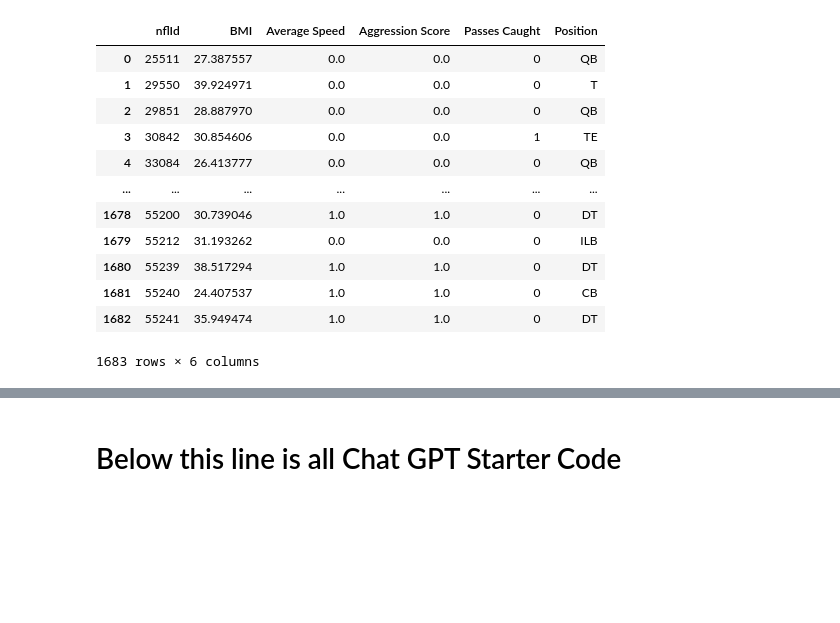
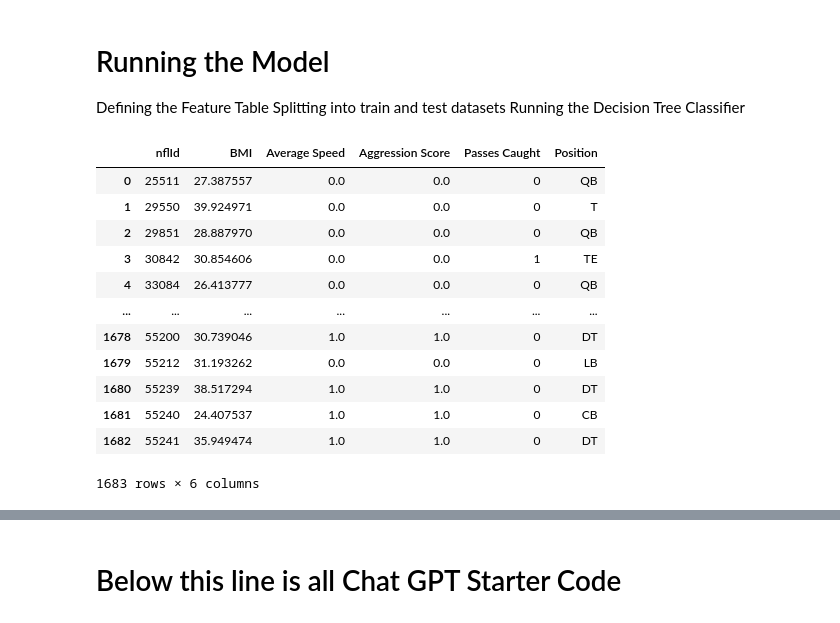
Before and after one commit to SmithsonArrey/big-data-bowl-2024-nfl-player-classifier, a Jupyter notebook: player_classifier.ipynb, the cells around one changed output, grey strips where cells are left out. Saved outputs shown, nothing was run; the diff lists cells and outputs as text; code cells hidden in the pictures; blank space fills up the shorter version.

```diff
--- a/player_classifier.ipynb
+++ b/player_classifier.ipynb
@@ -190,3 +126,0 @@ player_catches
-# %%
-player_position_index = players_data.index[players_data["nflId"] == 46096]
-player_position_index.shape
@@ -204,4 +126,0 @@ df.at[4, 'B']
-# %%
-player_position_index = players_data.index[players_data["nflId"] == 46096]
-player_position = players_data.at[player_position_index.values[0], 'position']
-player_position
@@ -209,0 +133,28 @@ player_position
+# %%
+# grouping similar positions
+
+modified_players_data = players_data.copy()
+
+#Offensive Roles
+#merging RB and FB
+modified_players_data["position"]=np.where(modified_players_data["position"] == 'FB', 'RB', modified_players_data["position"])
+#merging TE and LS
+modified_players_data["position"]=np.where(modified_players_data["position"] == 'LS', 'TE', modified_players_data["position"])
+#merging C and G
+modified_players_data["position"]=np.where(modified_players_data["position"] == 'C', 'C-G', modified_players_data["position"])
+modified_players_data["position"]=np.where(modified_players_data["position"] == 'G', 'C-G', modified_players_data["position"])
+
+#Defensive Roles
+#merging DB and CB
+modified_players_data["position"]=np.where(modified_players_data["position"] == 'DB', 'CB', modified_players_data["position"])
+#merging DE and OLB
+modified_players_data["position"]=np.where(modified_players_data["position"] == 'DE', 'DE-OLB', modified_players_data["position"])
+modified_players_data["position"]=np.where(modified_players_data["position"] == 'OLB', 'DE-OLB', modified_players_data["position"])
+#merging NT and DT
+modified_players_data["position"]=np.where(modified_players_data["position"] == 'NT', 'DT', modified_players_data["position"])
+#merging SS and FS
+modified_players_data["position"]=np.where(modified_players_data["position"] == 'SS', 'S', modified_players_data["position"])
+modified_players_data["position"]=np.where(modified_players_data["position"] == 'FS', 'S', modified_players_data["position"])
+#merging ILB and MLB
+modified_players_data["position"]=np.where(modified_players_data["position"] == 'ILB', 'LB', modified_players_data["position"])
+modified_players_data["position"]=np.where(modified_players_data["position"] == 'MLB', 'LB', modified_players_data["position"])
@@ -210,30 +177,35 @@ player_position
+# %% [markdown]
+# Running the Model
+Defining the Feature Table
+Splitting into train and test datasets
+Running the Decision Tree Classifier
 # %%
 feature_table = pd.DataFrame()
-nflIds = players_data["nflId"]
+nflIds = modified_players_data["nflId"]
 
 for id in nflIds:
-    player_bmi = calculate_bmi(players_data, id)
+    player_bmi = calculate_bmi(modified_players_data, id)
     player_aggression_score = calculate_normalized_aggression_score(tackles_data, id)
     average_speed = calculate_average_speed(tracking_data_all_weeks, id)
     passes_caught = count_passes_caught(plays_data, id)
-    player_position_index = players_data.index[players_data["nflId"] == id]
-    player_position = players_data.at[player_position_index.values[0], 'position']
+    player_position_index = modified_players_data.index[modified_players_data["nflId"] == id]
+    player_position = modified_players_data.at[player_position_index.values[0], 'position']
     new_data = pd.DataFrame(data={'nflId': [id],'BMI': [player_bmi],'Average Speed': [player_aggression_score],'Aggression Score': [player_aggression_score],'Passes Caught': [passes_caught],'Position': [player_position]})
     # Concatenate the existing data with the new table
     feature_table = pd.concat([feature_table, new_data], ignore_index=True)
 
 # Display the updated table
 feature_table
 # %% [output]
 |  | nflId | BMI | Average Speed | Aggression Score | Passes Caught | Position |
 | 0 | 25511 | 27.387557 | 0.0 | 0.0 | 0 | QB |
 | 1 | 29550 | 39.924971 | 0.0 | 0.0 | 0 | T |
 | 2 | 29851 | 28.887970 | 0.0 | 0.0 | 0 | QB |
 | 3 | 30842 | 30.854606 | 0.0 | 0.0 | 1 | TE |
 | 4 | 33084 | 26.413777 | 0.0 | 0.0 | 0 | QB |
 | ... | ... | ... | ... | ... | ... | ... |
 | 1678 | 55200 | 30.739046 | 1.0 | 1.0 | 0 | DT |
-| 1679 | 55212 | 31.193262 | 0.0 | 0.0 | 0 | ILB |
+| 1679 | 55212 | 31.193262 | 0.0 | 0.0 | 0 | LB |
 | 1680 | 55239 | 38.517294 | 1.0 | 1.0 | 0 | DT |
 | 1681 | 55240 | 24.407537 | 1.0 | 1.0 | 0 | CB |
 | 1682 | 55241 | 35.949474 | 1.0 | 1.0 | 0 | DT |
```
Also changed, not shown: parts of 23 cells of this notebook, 1 other file.
